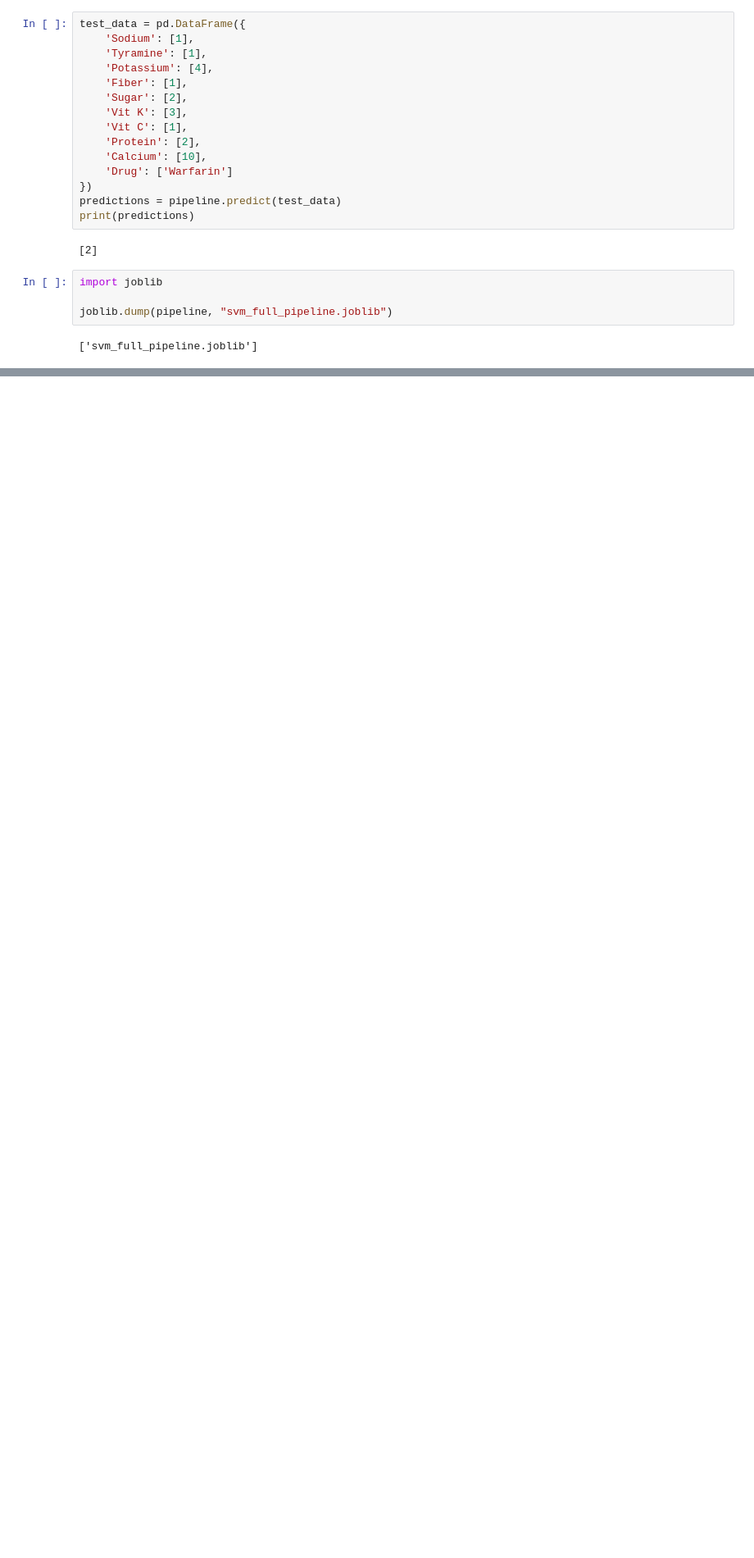
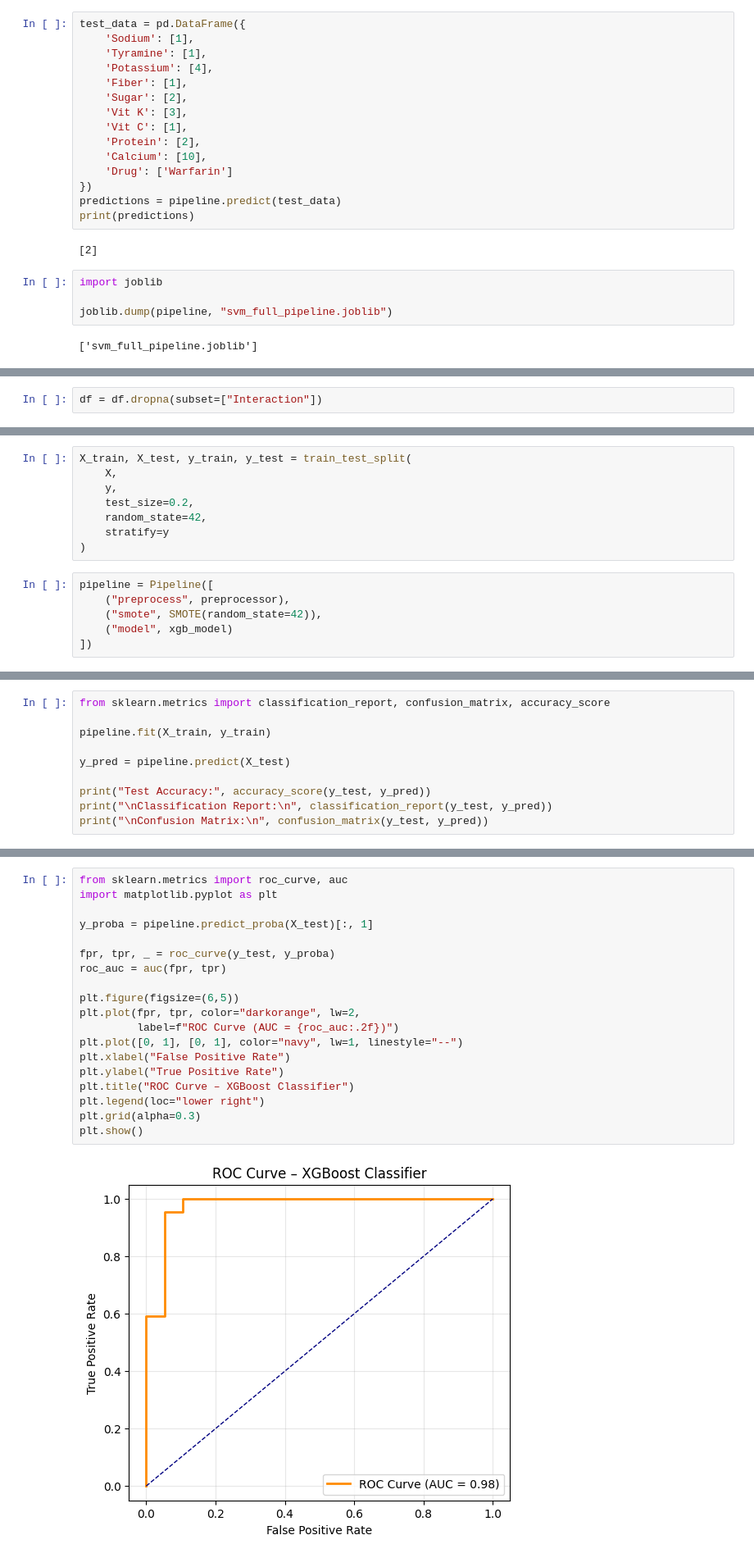
Before and after one commit to Lark01/Drug-Food-Interactions, a Jupyter notebook: DrugInteraction/DrugInteractionNotebook.ipynb, the cells around one changed output, grey strips where cells are left out. Shown at 82% size. Drawn from its saved outputs; the diff is of its cells as text; blank space fills up the shorter version.

Commit message:
MODEL XGBoost

```diff
--- a/DrugInteraction/DrugInteractionNotebook.ipynb
+++ b/DrugInteraction/DrugInteractionNotebook.ipynb
@@ -690,0 +713,2 @@ joblib.dump(pipeline, "svm_full_pipeline.joblib")
+# %%
+df = df.dropna(subset=["Interaction"])
@@ -690,0 +780,14 @@ joblib.dump(pipeline, "svm_full_pipeline.joblib")
+# %%
+X_train, X_test, y_train, y_test = train_test_split(
+    X,
+    y,
+    test_size=0.2,
+    random_state=42,
+    stratify=y
+)
+# %%
+pipeline = Pipeline([
+    ("preprocess", preprocessor),
+    ("smote", SMOTE(random_state=42)),
+    ("model", xgb_model)
+])
@@ -690,0 +810,10 @@ joblib.dump(pipeline, "svm_full_pipeline.joblib")
+# %%
+from sklearn.metrics import classification_report, confusion_matrix, accuracy_score
+
+pipeline.fit(X_train, y_train)
+
+y_pred = pipeline.predict(X_test)
+
+print("Test Accuracy:", accuracy_score(y_test, y_pred))
+print("\nClassification Report:\n", classification_report(y_test, y_pred))
+print("\nConfusion Matrix:\n", confusion_matrix(y_test, y_pred))
@@ -690,0 +837,21 @@ joblib.dump(pipeline, "svm_full_pipeline.joblib")
+# %%
+from sklearn.metrics import roc_curve, auc
+import matplotlib.pyplot as plt
+
+y_proba = pipeline.predict_proba(X_test)[:, 1]
+
+fpr, tpr, _ = roc_curve(y_test, y_proba)
+roc_auc = auc(fpr, tpr)
+
+plt.figure(figsize=(6,5))
+plt.plot(fpr, tpr, color="darkorange", lw=2,
+         label=f"ROC Curve (AUC = {roc_auc:.2f})")
+plt.plot([0, 1], [0, 1], color="navy", lw=1, linestyle="--")
+plt.xlabel("False Positive Rate")
+plt.ylabel("True Positive Rate")
+plt.title("ROC Curve – XGBoost Classifier")
+plt.legend(loc="lower right")
+plt.grid(alpha=0.3)
+plt.show()
+# %% [output]
+[figure, added]
```
Also changed, not shown: parts of 31 cells of this notebook.
